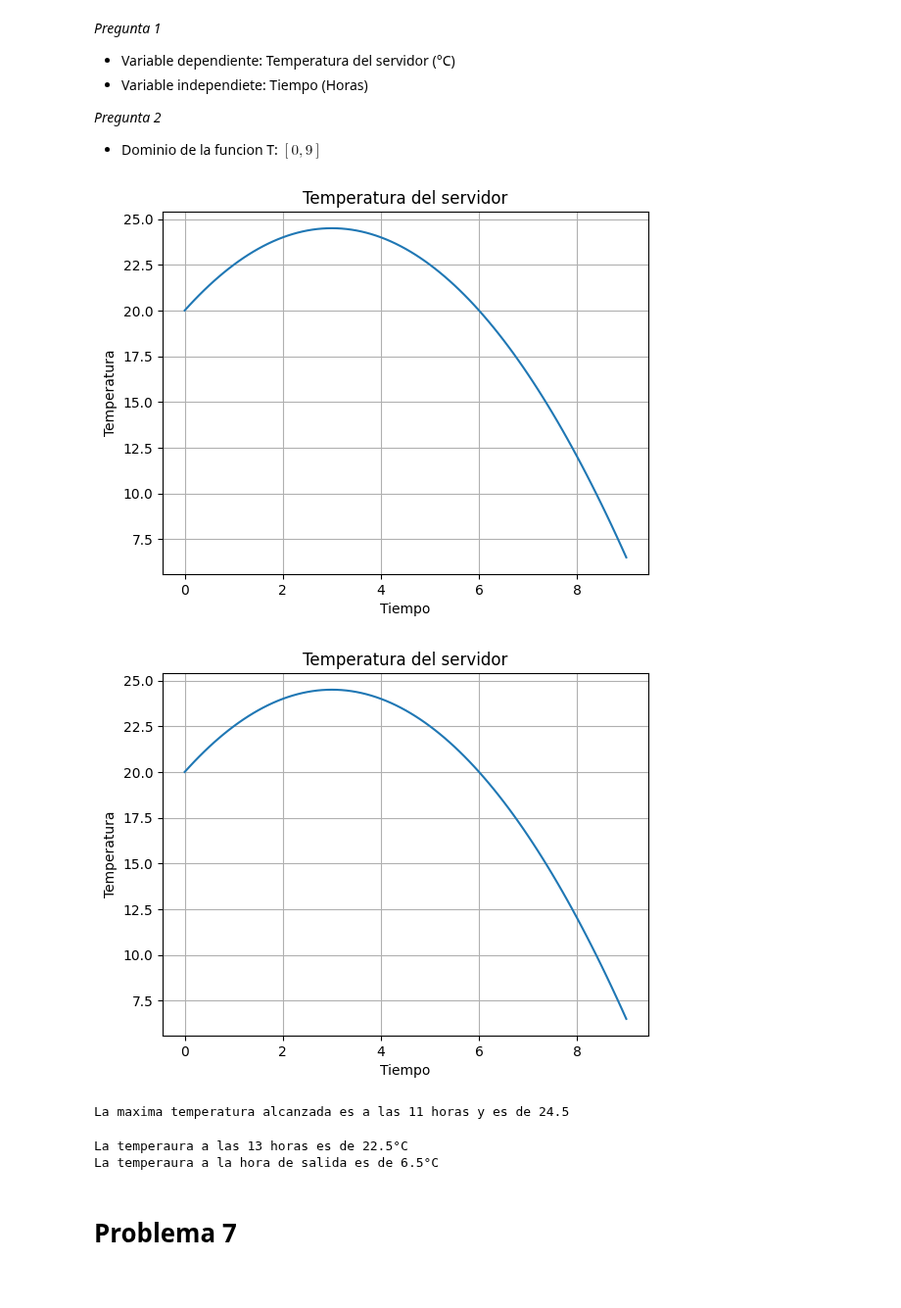
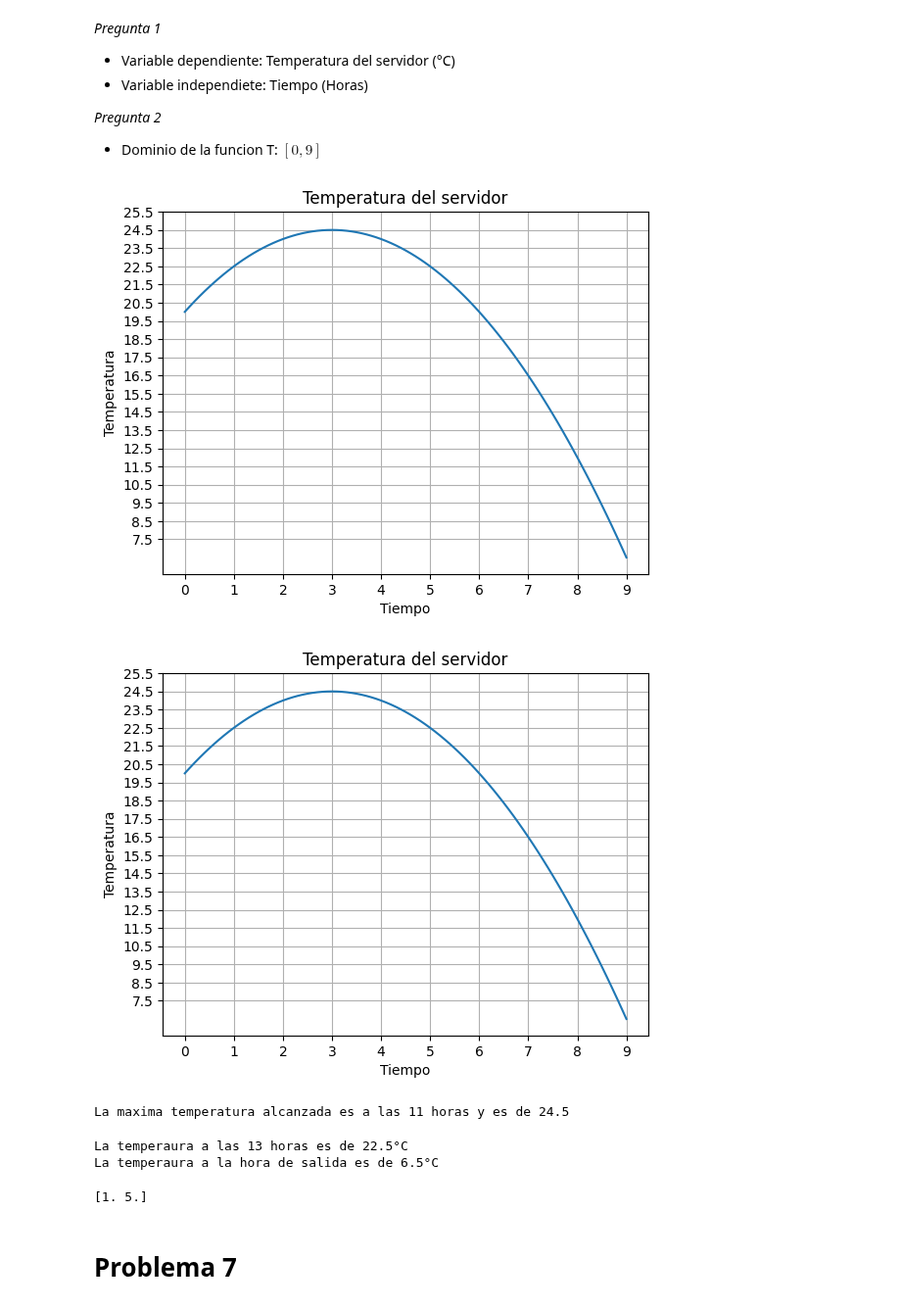
Before and after one commit to martcisternas/MatematicasAplicadas0, a Jupyter notebook: G1_Funciones.ipynb, the cells around one changed output. Shown at 98% size. Cells and saved outputs as stored; diff of their text form; code cells hidden in the pictures.

```diff
--- a/G1_Funciones.ipynb
+++ b/G1_Funciones.ipynb
@@ -149,22 +149,24 @@ donde $t$ corresponde al tiempo transcurrido (en horas) en un día laboral. Cons
 # %%
 #Pregunta 3
 import matplotlib.pyplot as plt
 import numpy as np
 
 def T(t):
     return -0.5 * t**2 + 3*t + 20
 
 x =np.arange(0,9.1,0.1)
 
 #Graficar:
 plt.plot(x,T(x) )   #plt.plot(x,funcion a graficar(x))
 plt.title('Temperatura del servidor')   #título
 plt.xlabel('Tiempo')      #Eje x
 plt.ylabel('Temperatura')       #Eje y
+plt.xticks(np.arange(0,10,1))
+plt.yticks(np.arange(7.5,26,1))
 plt.grid()       #Cuadrícula
 plt.show()
 # %% [output]
-[figure, old version]
+[figure, new version]
 # %%
 #Pregunta 4
 
@@ -181,12 +183,14 @@ plt.plot(x,T(x) )   #plt.plot(x,funcion a graficar(x))
 plt.title('Temperatura del servidor')   #título
 plt.xlabel('Tiempo')      #Eje x
 plt.ylabel('Temperatura')       #Eje y
+plt.xticks(np.arange(0,10,1))
+plt.yticks(np.arange(7.5,26,1))
 plt.grid()       #Cuadrícula
 plt.show()
 
 print(f"La maxima temperatura alcanzada es a las 11 horas y es de {T(3)}")
 # %% [output]
-[figure, old version]
+[figure, new version]
 La maxima temperatura alcanzada es a las 11 horas y es de 24.5
 # %%
 #Pregunta 5
@@ -198,6 +202,19 @@ print(f"La temperaura a la hora de salida es de {T(9)}°C")
 # %% [output]
 La temperaura a las 13 horas es de 22.5°C
 La temperaura a la hora de salida es de 6.5°C
+# %%
+import numpy as np
+from scipy.optimize import fsolve
+
+def f(x):
+    return T(x) - 22.5
+
+xo = np.linspace(0,9,2)
+
+solucion = fsolve(f,xo)
+print(solucion)
+# %% [output]
+[1. 5.]
 # %% [markdown]
 # Problema 7
 # %% [markdown]
```
